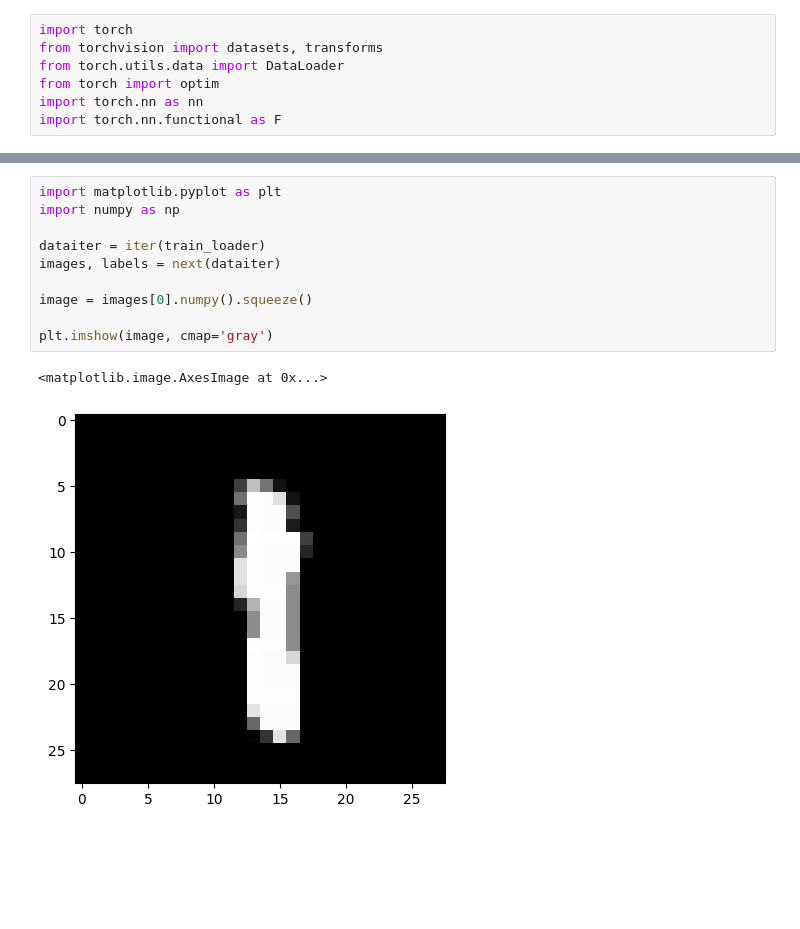
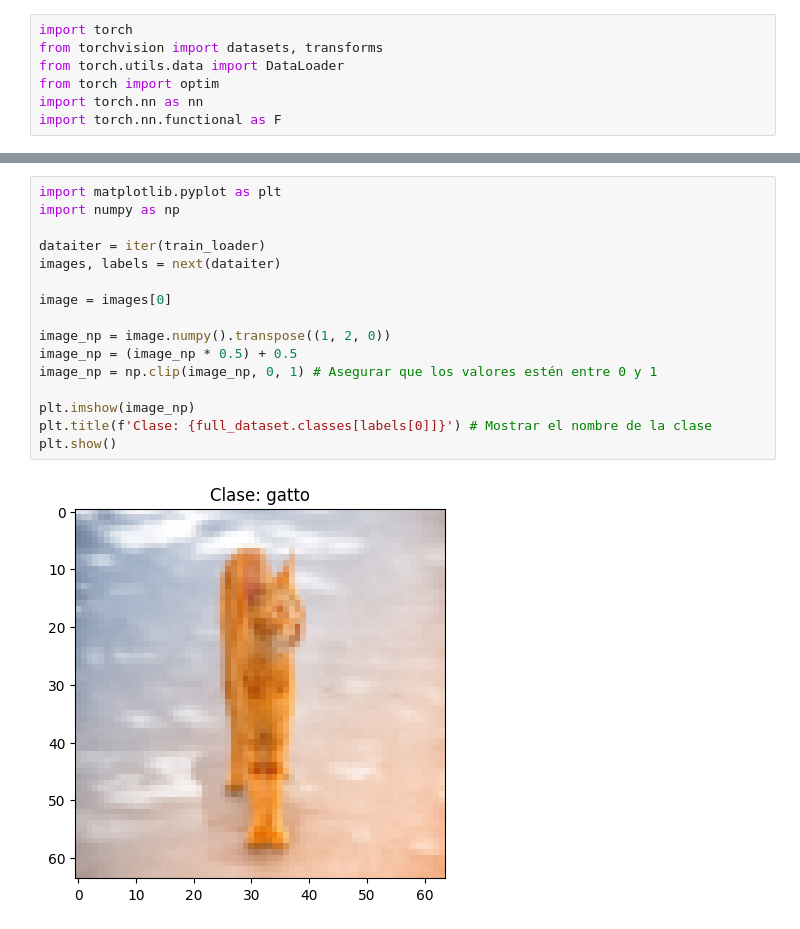
Before and after one commit to Agustin-Casebonne/red_convolucional, a Jupyter notebook: practica .ipynb, the cells around one changed output, grey strips where cells are left out. Saved outputs shown, nothing was run; the diff lists cells and outputs as text; blank space fills up the shorter version.

```diff
--- a/practica .ipynb
+++ b/practica .ipynb
@@ -18,14 +60,19 @@ test_loader = DataLoader(test_data, batch_size=64, shuffle=False)
 # %%
 import matplotlib.pyplot as plt
 import numpy as np
 
 dataiter = iter(train_loader)
 images, labels = next(dataiter)
 
-image = images[0].numpy().squeeze()
+image = images[0]
 
-plt.imshow(image, cmap='gray')
+image_np = image.numpy().transpose((1, 2, 0))
+image_np = (image_np * 0.5) + 0.5
+image_np = np.clip(image_np, 0, 1) # Asegurar que los valores estén entre 0 y 1
+
+plt.imshow(image_np)
+plt.title(f'Clase: {full_dataset.classes[labels[0]]}') # Mostrar el nombre de la clase
+plt.show()
 # %% [output]
-<matplotlib.image.AxesImage at 0x...>
-[figure, old version]
+[figure, new version]
 # %%
```
Also changed, not shown: parts of 7 cells of this notebook.
